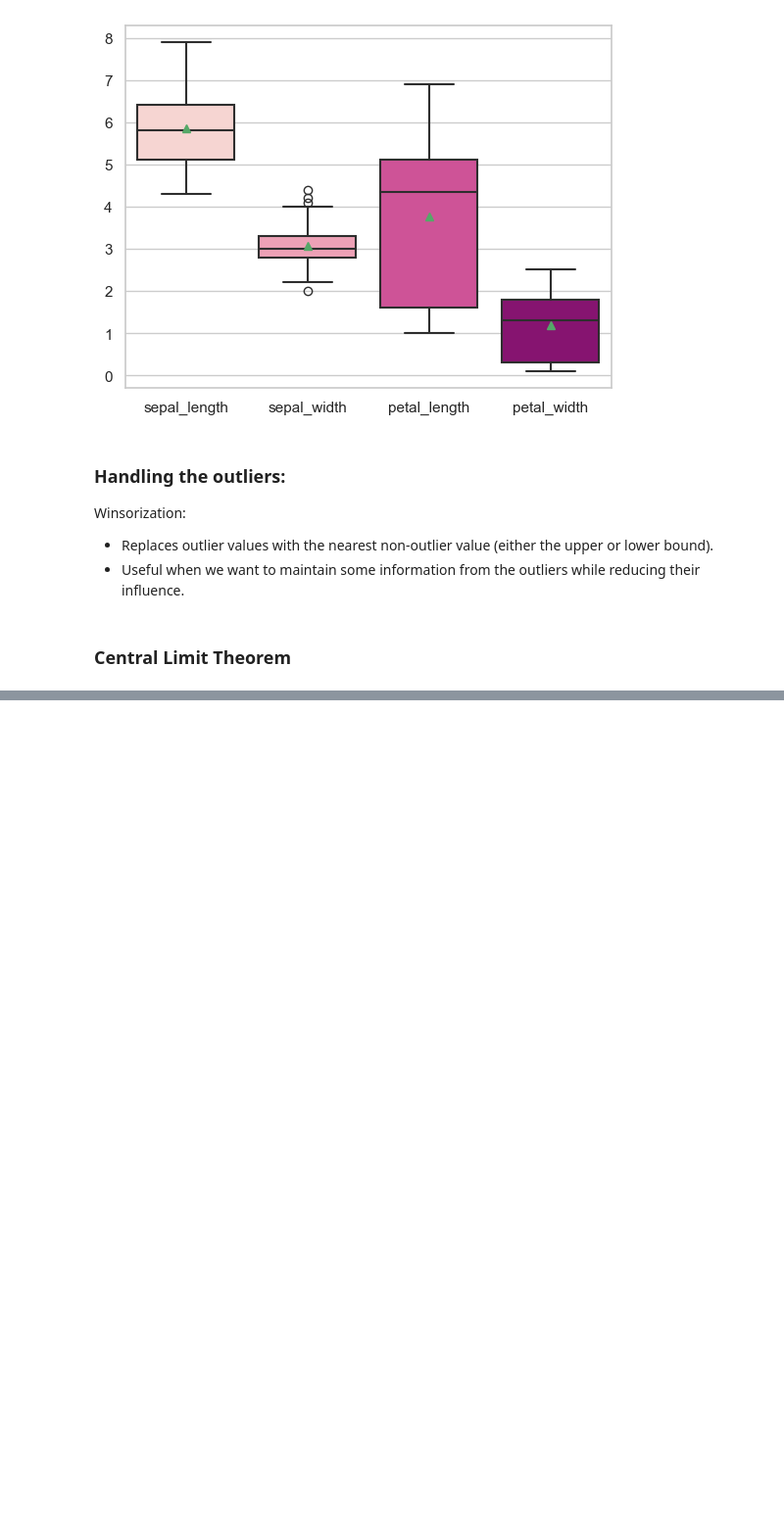
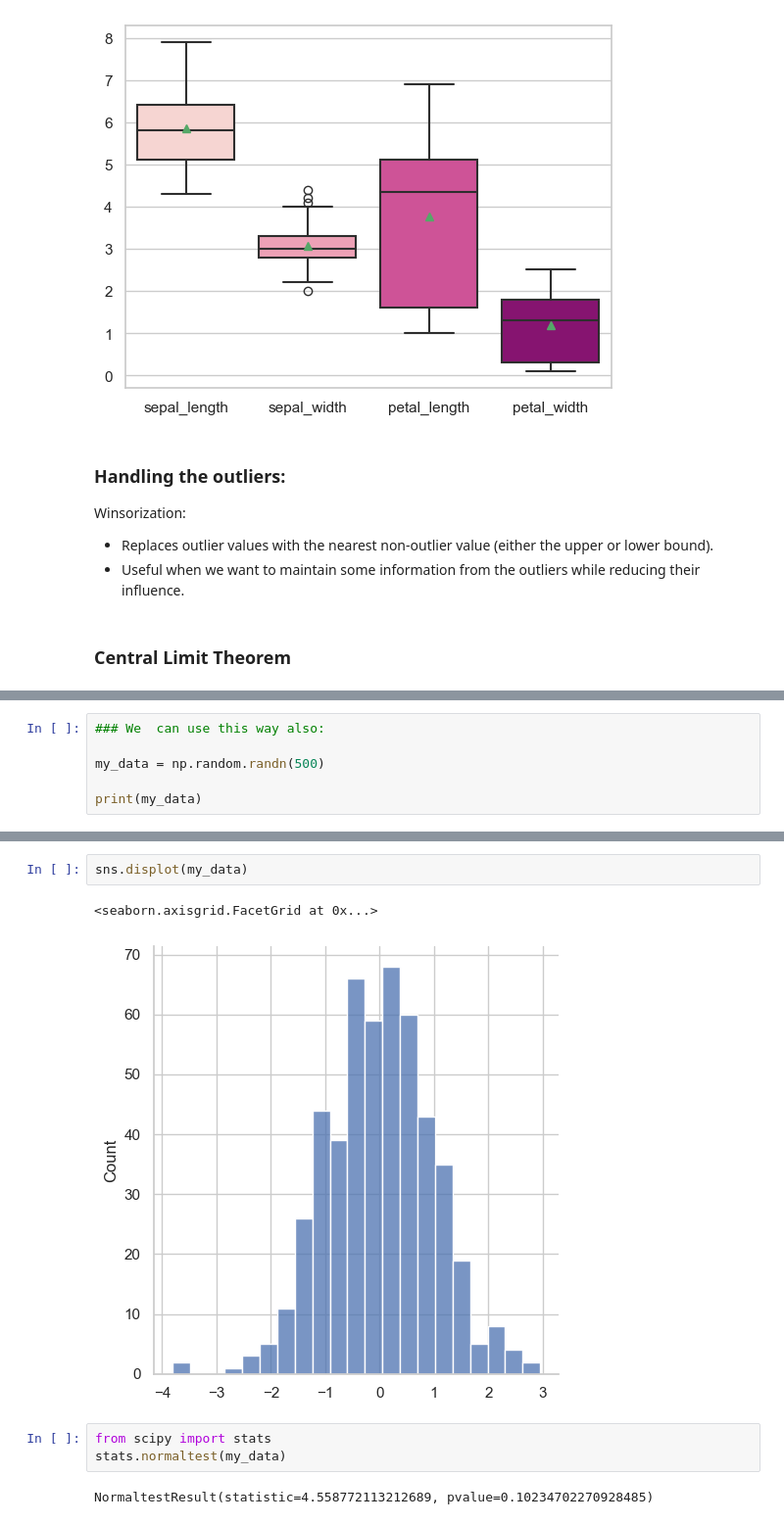
Before and after one commit to rashmiKumari03/Statistics_practical_FSDM_rev, a Jupyter notebook: Statistics_Practical_.ipynb, the cells around one changed output, grey strips where cells are left out. Shown at 98% size. Cells and saved outputs as stored; diff of their text form; blank space fills up the shorter version.

```diff
--- a/Statistics_Practical_.ipynb
+++ b/Statistics_Practical_.ipynb
@@ -1796,0 +2161,6 @@ print("Mean of the Population:",np.mean(population))
+# %%
+### We  can use this way also:
+
+my_data = np.random.randn(500)
+
+print(my_data)
@@ -1796,0 +2185,10 @@ print("Mean of the Population:",np.mean(population))
+# %%
+sns.displot(my_data)
+# %% [output]
+<seaborn.axisgrid.FacetGrid at 0x...>
+[figure, added]
+# %%
+from scipy import stats
+stats.normaltest(my_data)
+# %% [output]
+NormaltestResult(statistic=4.558772113212689, pvalue=0.10234702270928485)
```
Also changed, not shown: parts of 45 cells of this notebook, 4 other files.
